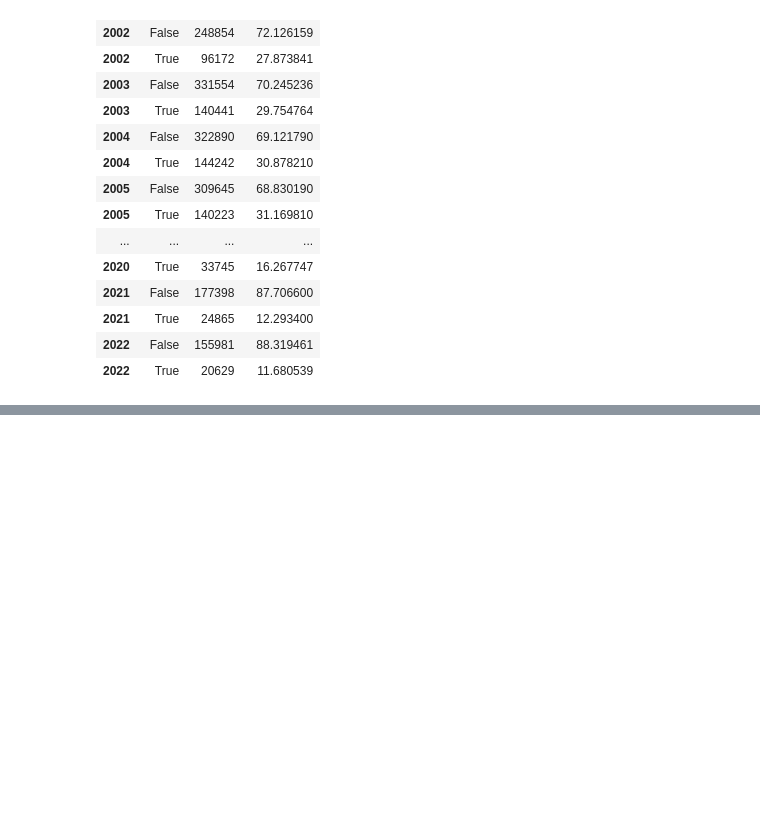
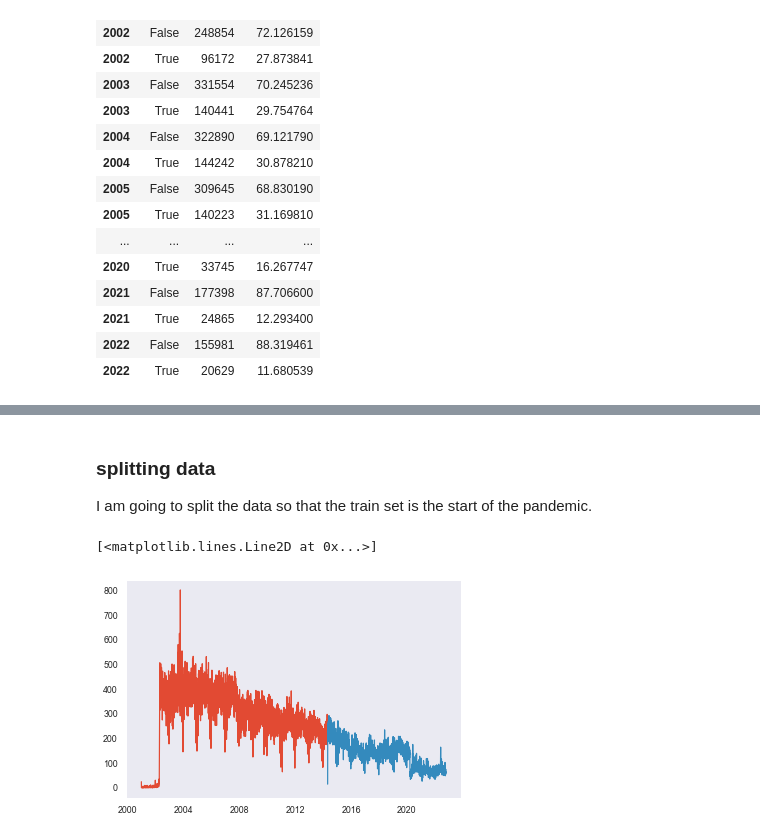
Before and after one commit to Chicago-PD-project/Chicago_Project, a Jupyter notebook: Lindy's_workbook.ipynb, the cells around one changed output, grey strips where cells are left out. Cells and saved outputs as stored; diff of their text form; code cells hidden in the pictures; blank space fills up the shorter version.

```diff
--- a/Lindy's_workbook.ipynb
+++ b/Lindy's_workbook.ipynb
@@ -631,0 +661,4 @@ findfont: Font family ['Agency FB'] not found. Falling back to DejaVu Sans.
+# %% [markdown]
+### splitting data
+
+I am going to split the data so that the train set is the start of the pandemic.
@@ -631,0 +673,15 @@ findfont: Font family ['Agency FB'] not found. Falling back to DejaVu Sans.
+# %%
+crime=crime.sort_index()
+# %%
+train_size = .70
+n = crime.shape[0]
+test_start_index = round(train_size * n)
+
+train = crime[:test_start_index] # everything up (not including) to the test_start_index
+test = crime[test_start_index:] # everything from the test_start_index to the end
+
+plt.plot(train.resample("D").sum().Arrest)
+plt.plot(test.resample("D").sum().Arrest)
+# %% [output]
+[<matplotlib.lines.Line2D at 0x...>]
+[figure, added]
```
Also changed, not shown: parts of 66 cells of this notebook.
